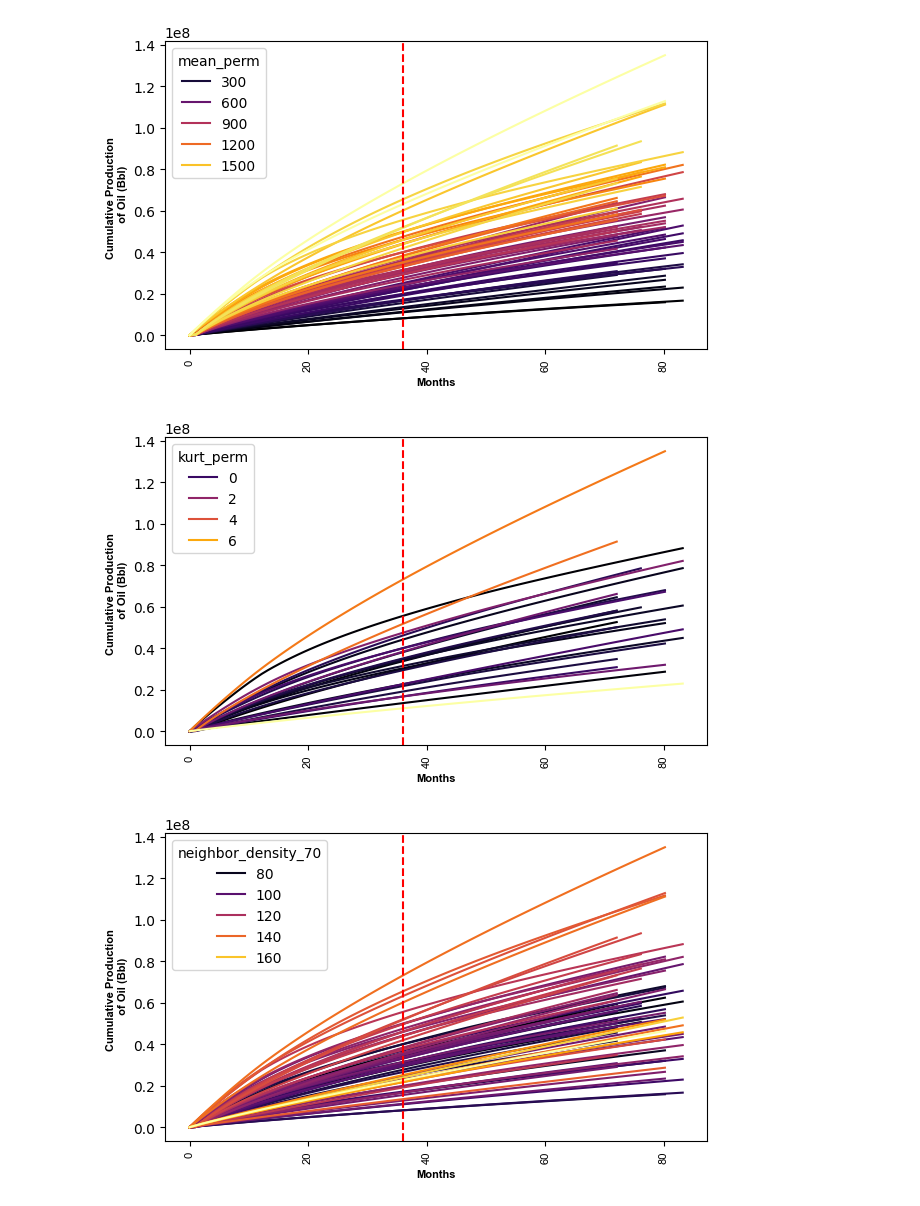
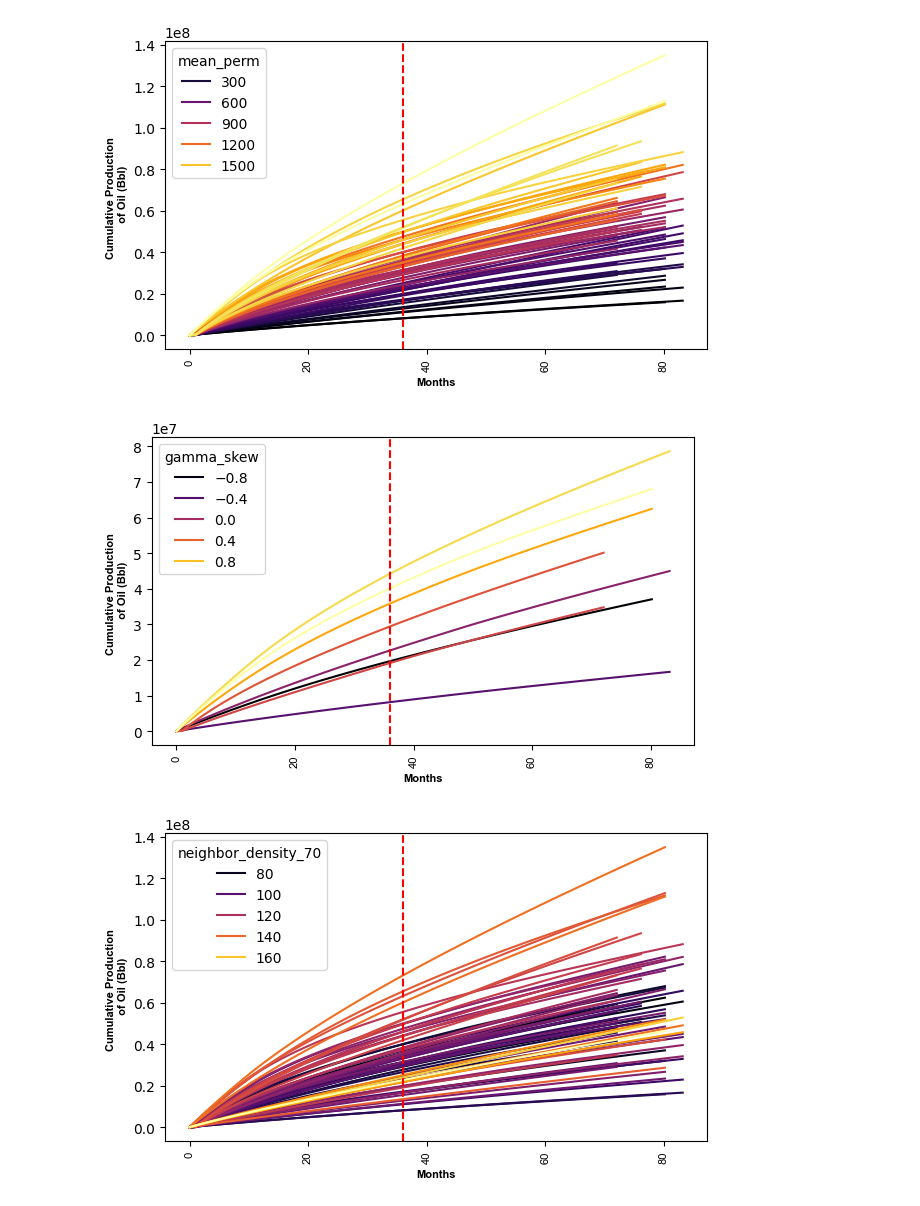
Before and after one commit to acmontesh/Energ-AI-z, a Jupyter notebook: Production_analysis.ipynb, the cells around one changed output. Saved outputs shown, nothing was run; the diff lists cells and outputs as text; code cells hidden in the pictures.

```diff
--- a/Production_analysis.ipynb
+++ b/Production_analysis.ipynb
@@ -50,6 +84,7 @@ ax.set_xticklabels(ax.get_xticklabels(  ),rotation=90,fontdict={"family":"Arial"
 dflogs = pd.read_csv( "logs.csv" )
 
 df["gamma_var"] = 0
+df["gamma_skew"] = 0
 df["months"] = 0
 df["mean_por"] = 0
 df["mean_perm"] = 0
@@ -76,6 +111,7 @@ for id in np.unique(dflogs["Well_ID"]):
     df.loc[df["Well_ID"]==id,"X"] = np.unique( dflogs[dflogs["Well_ID"]==id]["X"] )[0]
     df.loc[df["Well_ID"]==id,"Y"] = np.unique( dflogs[dflogs["Well_ID"]==id]["Y"] )[0]
     df.loc[df["Well_ID"]==id,"gamma_var"] = np.std( dflogs[dflogs["Well_ID"]==id]["GR"] )
+    df.loc[df["Well_ID"]==id,"gamma_skew"] = skew( dflogs[dflogs["Well_ID"]==id]["GR"].values )
     df.loc[df["Well_ID"]==id,"mean_por"] = np.mean( dflogs[dflogs["Well_ID"]==id]["phi"] )
     df.loc[df["Well_ID"]==id,"mean_perm"] = np.mean( dflogs[dflogs["Well_ID"]==id]["perm"] )
     df.loc[df["Well_ID"]==id,"kurt_perm"] = kurtosis( dflogs[dflogs["Well_ID"]==id]["perm"].values )
@@ -153,17 +189,17 @@ ax.set_xticklabels(ax.get_xticklabels(  ),rotation=90,fontdict={"family":"Arial"
 # %%
 fig,ax = plt.subplots( figsize=(7,4 ) )
 
 sb.lineplot( data=df, x="months",
                  y="Cumulative Oil Production, BBL",
-                 hue="kurt_perm",palette="inferno",ax=ax )
+                 hue="gamma_skew",palette="inferno",ax=ax )
 
 # ax.xaxis.set_major_formatter(mdates.DateFormatter('%Y-%m-%d'))
 ax.set_ylabel( "Cumulative Production \n of Oil (Bbl)",fontdict={"family":"Arial","size":8,"weight":"bold"} )
 ax.set_xlabel( "Months",fontdict={"family":"Arial","size":8,"weight":"bold"} )
 ax.axvline(x=36,color="red",ls="--")
 ax.set_xticklabels(ax.get_xticklabels(  ),rotation=90,fontdict={"family":"Arial","size":8});
 # %% [output]
-[figure, old version]
+[figure, new version]
 # %%
 fig,ax = plt.subplots( figsize=(7,4 ) )
 
```
Also changed, not shown: parts of 6 cells of this notebook.
